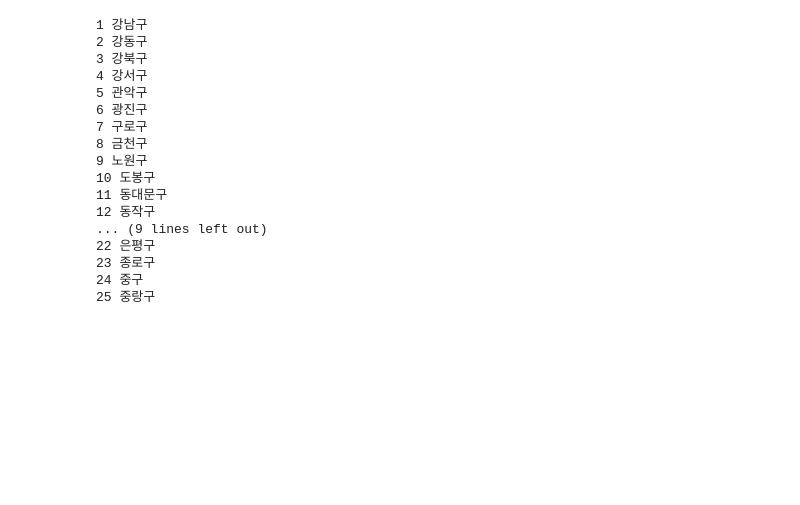
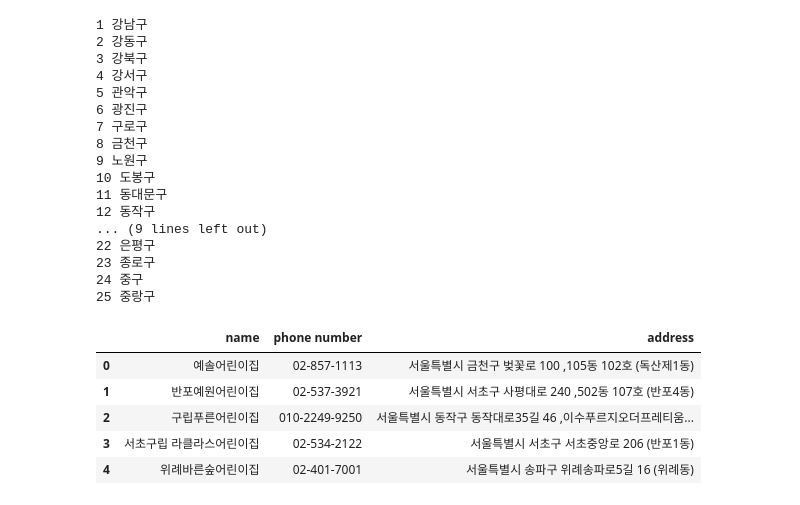
Before and after one commit to km9mn/child-abuse-detection, a Jupyter notebook: web/create database.ipynb, the cells around one changed output. Saved outputs shown, nothing was run; the diff lists cells and outputs as text; code cells hidden in the pictures; blank space fills up the shorter version.

```diff
--- a/web/create database.ipynb
+++ b/web/create database.ipynb
@@ -267,0 +254,13 @@ session.commit()
+# %%
+daycare_center = pd.read_csv('C:/Users/Seogki/GoogleDrive/데이터청년캠퍼스_고려대과정/child-abuse-detection/data/daycare_center.csv')
+# %%
+daycare_center.drop(columns=['Unnamed: 0'], axis=1, inplace=True)
+# %%
+daycare_center.head()
+# %% [output]
+|  | name | phone number | address |
+| 0 | 예솔어린이집 | 02-857-1113 | 서울특별시 금천구 벚꽃로 100 ,105동 102호 (독산제1동) |
+| 1 | 반포예원어린이집 | 02-537-3921 | 서울특별시 서초구 사평대로 240 ,502동 107호 (반포4동) |
+| 2 | 구립푸른어린이집 | 010-2249-9250 | 서울특별시 동작구 동작대로35길 46 ,이수푸르지오더프레티움... |
+| 3 | 서초구립 라클라스어린이집 | 02-534-2122 | 서울특별시 서초구 서초중앙로 206 (반포1동) |
+| 4 | 위례바른숲어린이집 | 02-401-7001 | 서울특별시 송파구 위례송파로5길 16 (위례동) |
```
Also changed, not shown: parts of 7 cells of this notebook, 38 other files.
